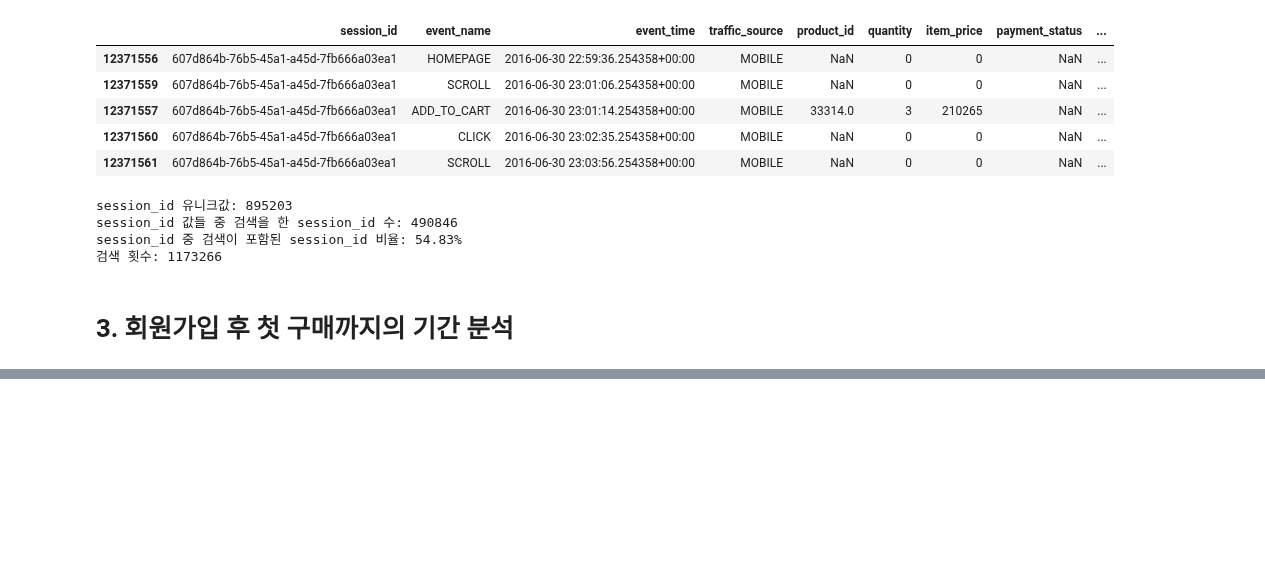
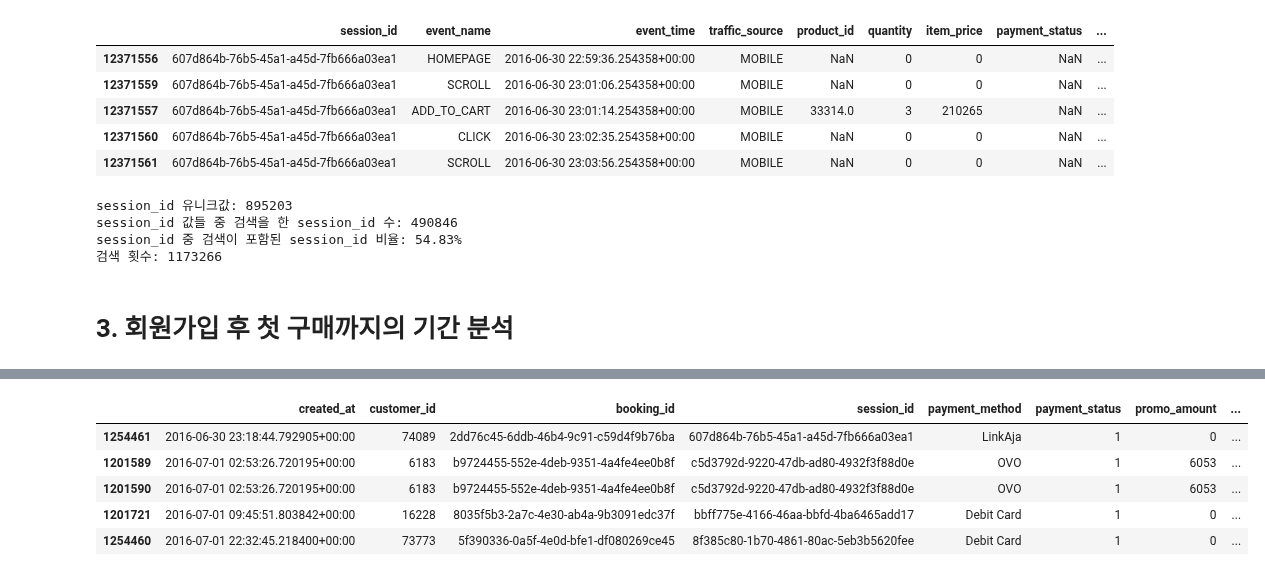
Before and after one commit to NARAEIM/tp2-da, a Jupyter notebook: tp2_da_hyunjune.ipynb, the cells around one changed output, grey strips where cells are left out. Drawn from its saved outputs; the diff is of its cells as text; code cells hidden in the pictures; blank space fills up the shorter version.

```diff
--- a/tp2_da_hyunjune.ipynb
+++ b/tp2_da_hyunjune.ipynb
@@ -309,0 +332,10 @@ session_id 중 검색이 포함된 session_id 비율: 54.83%
+# %%
+transaction_new = transaction_new.sort_values(by='created_at')
+transaction_new.head()
+# %% [output]
+|  | created_at | customer_id | booking_id | session_id | payment_method | payment_status | promo_amount | ... |
+| 1254461 | 2016-06-30 23:18:44.792905+00:00 | 74089 | 2dd76c45-6ddb-46b4-9c91-c59d4f9b76ba | 607d864b-76b5-45a1-a45d-7fb666a03ea1 | LinkAja | 1 | 0 | ... |
+| 1201589 | 2016-07-01 02:53:26.720195+00:00 | 6183 | b9724455-552e-4deb-9351-4a4fe4ee0b8f | c5d3792d-9220-47db-ad80-4932f3f88d0e | OVO | 1 | 6053 | ... |
+| 1201590 | 2016-07-01 02:53:26.720195+00:00 | 6183 | b9724455-552e-4deb-9351-4a4fe4ee0b8f | c5d3792d-9220-47db-ad80-4932f3f88d0e | OVO | 1 | 6053 | ... |
+| 1201721 | 2016-07-01 09:45:51.803842+00:00 | 16228 | 8035f5b3-2a7c-4e30-ab4a-9b3091edc37f | bbff775e-4166-46aa-bbfd-4ba6465add17 | Debit Card | 1 | 0 | ... |
+| 1254460 | 2016-07-01 22:32:45.218400+00:00 | 73773 | 5f390336-0a5f-4e0d-bfe1-df080269ce45 | 8f385c80-1b70-4861-80ac-5eb3b5620fee | Debit Card | 1 | 0 | ... |
```
Also changed, not shown: parts of 14 cells of this notebook, 1 other file.
